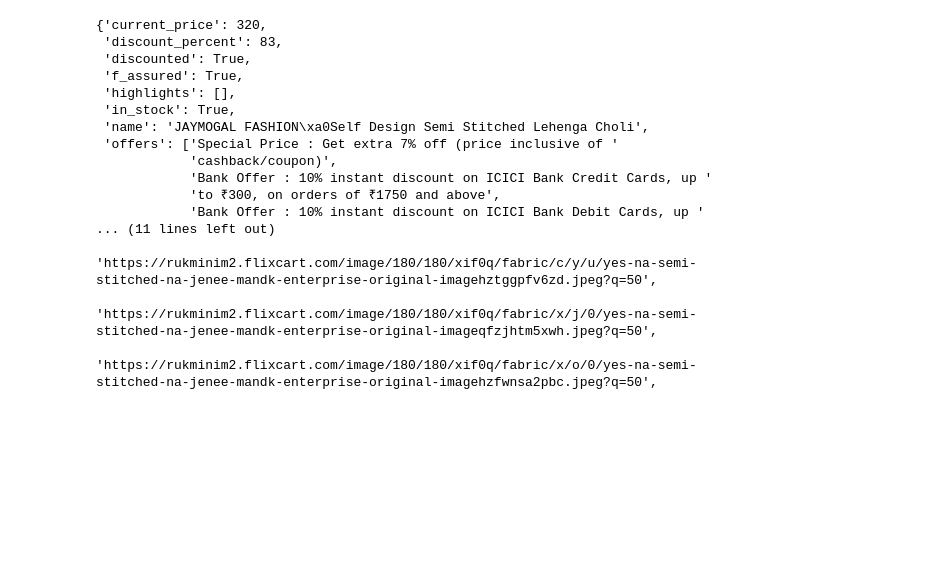
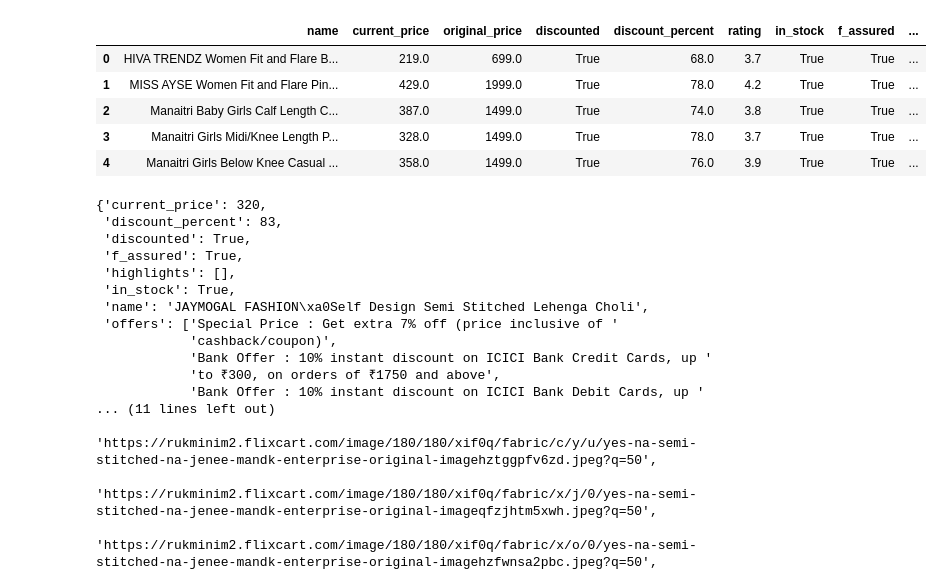
Before and after one commit to Shamayeeta/Flipkart_Grid, a Jupyter notebook: Dataset_Creation.ipynb, the cells around one changed output. Saved outputs shown, nothing was run; the diff lists cells and outputs as text; code cells hidden in the pictures; blank space fills up the shorter version.

```diff
--- a/Dataset_Creation.ipynb
+++ b/Dataset_Creation.ipynb
@@ -28,3 +48,14 @@ for query in queries:
+# %%
+df = pd.read_pickle("sample_query_data.pkl")
+# %%
+df.head()
+# %% [output]
+|  | name | current_price | original_price | discounted | discount_percent | rating | in_stock | f_assured | ... |
+| 0 | HIVA TRENDZ Women Fit and Flare B... | 219.0 | 699.0 | True | 68.0 | 3.7 | True | True | ... |
+| 1 | MISS AYSE Women Fit and Flare Pin... | 429.0 | 1999.0 | True | 78.0 | 4.2 | True | True | ... |
+| 2 | Manaitri Baby Girls Calf Length C... | 387.0 | 1499.0 | True | 74.0 | 3.8 | True | True | ... |
+| 3 | Manaitri Girls Midi/Knee Length P... | 328.0 | 1499.0 | True | 78.0 | 3.7 | True | True | ... |
+| 4 | Manaitri Girls Below Knee Casual ... | 358.0 | 1499.0 | True | 76.0 | 3.9 | True | True | ... |
 # %%
 product_details = []
 idx = 0
```
Also changed, not shown: parts of 3 cells of this notebook, 3 other files.
